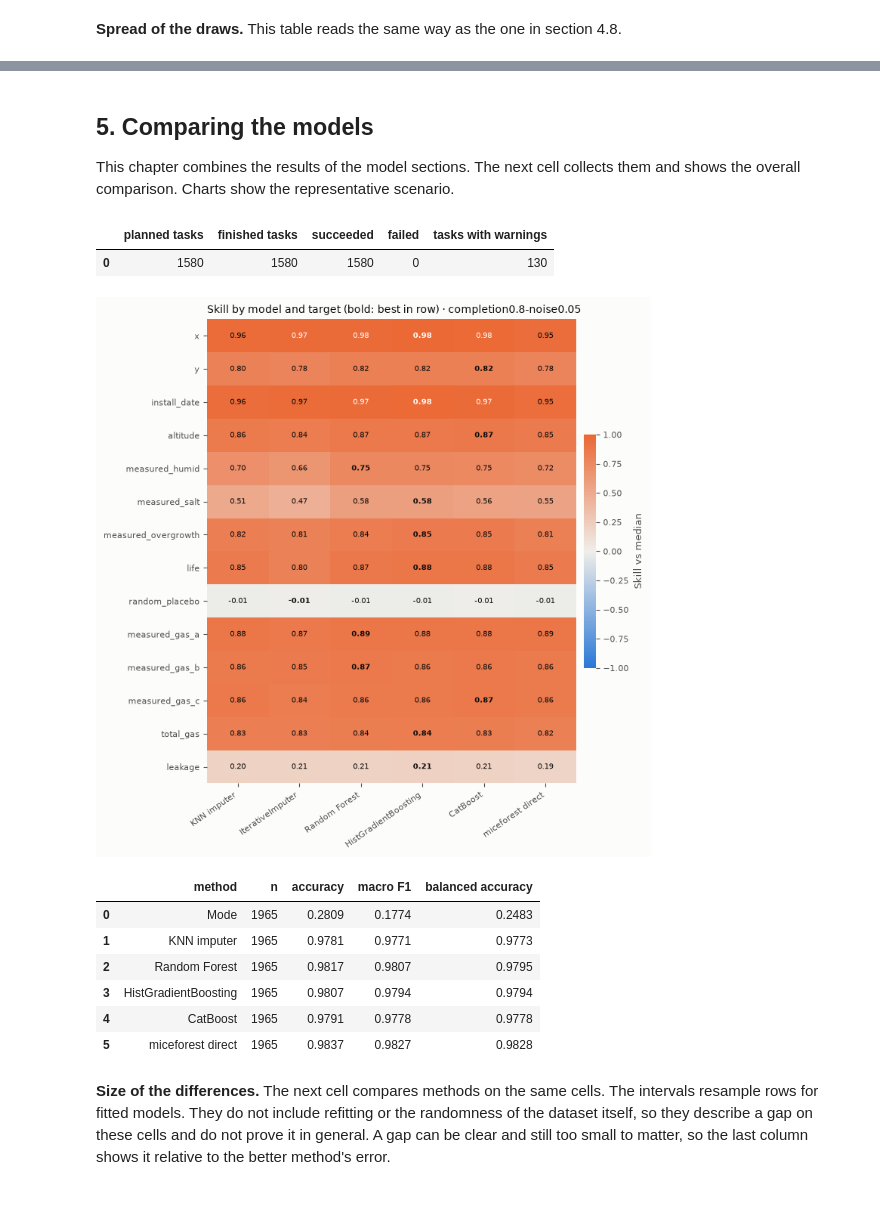
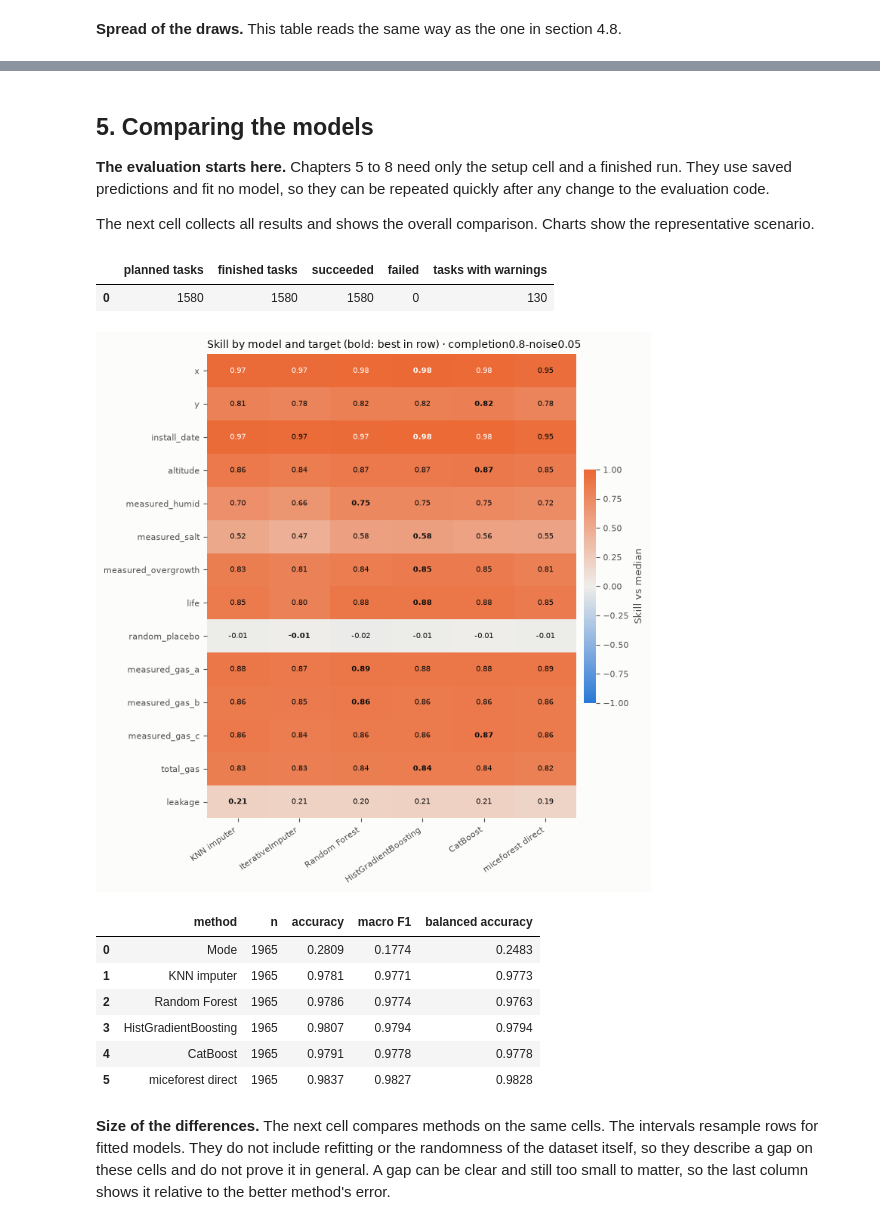
Before and after one commit to alienblack/team19-asset-data, a Jupyter notebook: experiments/synthetic_imputation_study/notebooks/imputation.ipynb, the cells around one changed output, grey strips where cells are left out. Saved outputs shown, nothing was run; the diff lists cells and outputs as text; code cells hidden in the pictures.

```diff
--- a/experiments/synthetic_imputation_study/notebooks/imputation.ipynb
+++ b/experiments/synthetic_imputation_study/notebooks/imputation.ipynb
@@ -45,19 +50,21 @@ for name in [m for m in sys.modules if m.startswith("team19_asset_data.imputatio
 
 from team19_asset_data.imputation_study import evaluation as ev
 from team19_asset_data.imputation_study import figures as fg
+from team19_asset_data.imputation_study import relationships as rel
 from team19_asset_data.imputation_study.columns import NUMERIC_TARGETS, TARGETS, column_table
 from team19_asset_data.imputation_study.data import (
     audit_design, audit_fields, audit_files, discover, read_truth, relationship_residuals,
 )
 from team19_asset_data.imputation_study.models import CATEGORY_METHODS, NUMERIC_METHODS
 from team19_asset_data.imputation_study.runner import (
-    StudyConfig, build_plan, default_workers, plan_table, quick_config,
+    StudyConfig, default_workers, plan_table, quick_config,
 )
 from team19_asset_data.imputation_study.study import Study
 from team19_asset_data.transformers.miceforest_compat import require_supported_version
 
 QUICK = False
 RESUME_RUN_ID = None
+EVALUATION_RUN_ID = None
 WORKERS = default_workers()
 
 CONFIG = quick_config() if QUICK else StudyConfig()
@@ -72,6 +79,10 @@ pd.set_option("display.max_columns", None, "display.max_colwidth", 140, "display
               "display.max_rows", 200)
 print("Mode:", "QUICK CHECK, not findings" if QUICK else "full study")
 print("Scenarios:", len(SCENARIOS), "| worker processes:", WORKERS)
+
+STUDY = Study(ROOT, CONFIG, SCENARIOS, WORKERS, RESUME_RUN_ID, EVALUATION_RUN_ID)
+print("Run folder:", STUDY.directory)
+print("Stage:", "evaluation of saved predictions" if EVALUATION_RUN_ID else "model fitting and evaluation")
 # %% [output]
 Mode: full study
 Scenarios: 9 | worker processes: 12
@@ -295,3 +304,0 @@ The next cell opens the run folder and loads the measured data.
-# %%
-STUDY = Study(ROOT, CONFIG, SCENARIOS, WORKERS, RESUME_RUN_ID)
-print("Run folder:", STUDY.directory)
@@ -804,29 +809,31 @@ display(ev.draw_table(STUDY.scored["Joint miceforest PMM"], STUDY.draws["Joint m
 # %% [markdown]
 ## 5. Comparing the models
 
-This chapter combines the results of the model sections. The next cell collects them and shows the overall comparison. Charts show the representative scenario.
+**The evaluation starts here.** Chapters 5 to 8 need only the setup cell and a finished run. They use saved predictions and fit no model, so they can be repeated quickly after any change to the evaluation code.
+
+The next cell collects all results and shows the overall comparison. Charts show the representative scenario.
 # %%
 STUDY.finish()
 NUMERIC, CATEGORY, PAIRS, GROUPS = STUDY.numeric, STUDY.category, STUDY.pairs, STUDY.groups
 SCORED, DRAWS, FIGURES = STUDY.all_scored, STUDY.all_draws, STUDY.figures
-display(ev.run_summary(STUDY.log, PLAN))
+display(ev.run_summary(STUDY.log, STUDY.plan))
 
 main_rep = NUMERIC[NUMERIC.experiment.eq("main") & NUMERIC.scenario.eq(REPRESENTATIVE) & NUMERIC.method.ne("Median")]
 skill = main_rep.pivot(index="target", columns="method", values="skill").reindex(list(NUMERIC_TARGETS))
 skill = skill[[m for m in NUMERIC_METHODS if m != "Median"]]
 fg.plot_heatmap(skill, f"Skill by model and target (bold: best in row) · {REPRESENTATIVE}", FIGURES, "skill_by_model",
                 "Skill vs median", center=0.0, limit=1.0, marks=skill.eq(skill.max(axis=1), axis=0).to_numpy())
 labels = CATEGORY[CATEGORY.experiment.eq("main") & CATEGORY.scenario.eq(REPRESENTATIVE)]
 display(labels.set_index("method").reindex(CATEGORY_METHODS).reset_index()[
     ["method", "n", "accuracy", "macro F1", "balanced accuracy"]].round(4))
 # %% [output]
 |  | planned tasks | finished tasks | succeeded | failed | tasks with warnings |
 | 0 | 1580 | 1580 | 1580 | 0 | 130 |
-[figure, old version]
+[figure, new version]
 |  | method | n | accuracy | macro F1 | balanced accuracy |
 | 0 | Mode | 1965 | 0.2809 | 0.1774 | 0.2483 |
 | 1 | KNN imputer | 1965 | 0.9781 | 0.9771 | 0.9773 |
-| 2 | Random Forest | 1965 | 0.9817 | 0.9807 | 0.9795 |
+| 2 | Random Forest | 1965 | 0.9786 | 0.9774 | 0.9763 |
 | 3 | HistGradientBoosting | 1965 | 0.9807 | 0.9794 | 0.9794 |
 | 4 | CatBoost | 1965 | 0.9791 | 0.9778 | 0.9778 |
 | 5 | miceforest direct | 1965 | 0.9837 | 0.9827 | 0.9828 |
```
Also changed, not shown: parts of 52 cells of this notebook, 8 other files.
